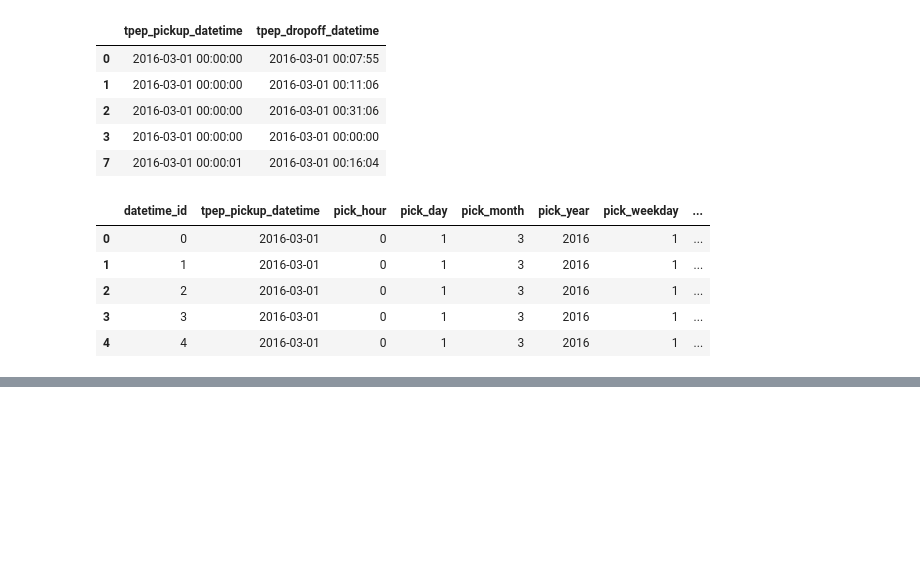
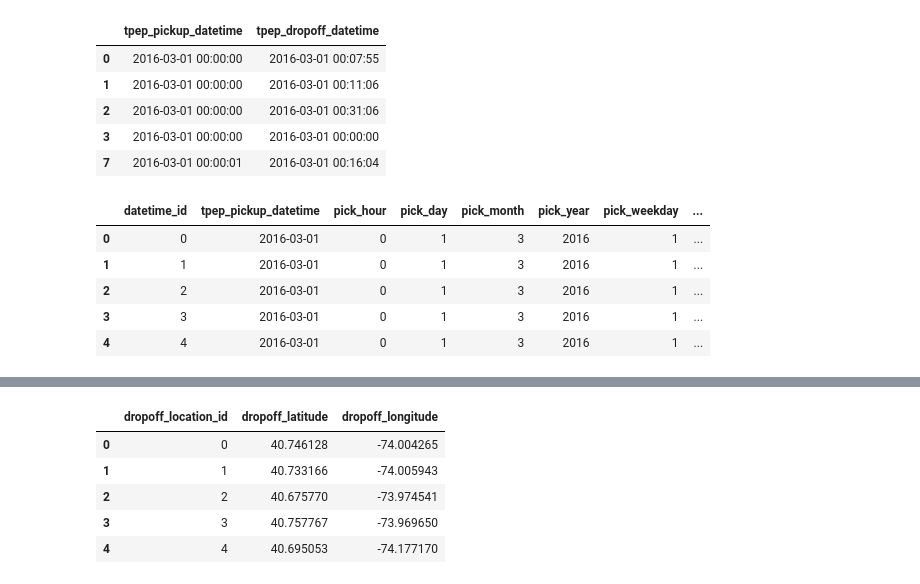
Before and after one commit to ericmaniraguha/flood-mapping-google-earth-engine, a Jupyter notebook: uber_project_data_pipeline.ipynb, the cells around one changed output, grey strips where cells are left out. Saved outputs shown, nothing was run; the diff lists cells and outputs as text; code cells hidden in the pictures; blank space fills up the shorter version.

```diff
--- a/uber_project_data_pipeline.ipynb
+++ b/uber_project_data_pipeline.ipynb
@@ -101,0 +160,27 @@ datetime_dim.head()
+# %%
+# Extract pickup longitude and latitude columns and reset index
+pickup_location_dim = df[['pickup_longitude', 'pickup_latitude']].reset_index(drop=True)
+
+# Add pickup_location_id column based on index
+pickup_location_dim['pickup_location_id'] = pickup_location_dim.index
+
+# Rearrange columns
+pickup_location_dim = pickup_location_dim[['pickup_location_id','pickup_latitude','pickup_longitude']]
+
+# Extract dropoff longitude and latitude columns and reset index
+dropoff_location_dim = df[['dropoff_longitude', 'dropoff_latitude']].reset_index(drop=True)
+
+# Add dropoff_location_id column based on index
+dropoff_location_dim['dropoff_location_id'] = dropoff_location_dim.index
+
+# Rearrange columns
+dropoff_location_dim = dropoff_location_dim[['dropoff_location_id','dropoff_latitude','dropoff_longitude']]
+
+dropoff_location_dim.head()
+# %% [output]
+|  | dropoff_location_id | dropoff_latitude | dropoff_longitude |
+| 0 | 0 | 40.746128 | -74.004265 |
+| 1 | 1 | 40.733166 | -74.005943 |
+| 2 | 2 | 40.675770 | -73.974541 |
+| 3 | 3 | 40.757767 | -73.969650 |
+| 4 | 4 | 40.695053 | -74.177170 |
```
Also changed, not shown: parts of 8 cells of this notebook, 1 other file.
